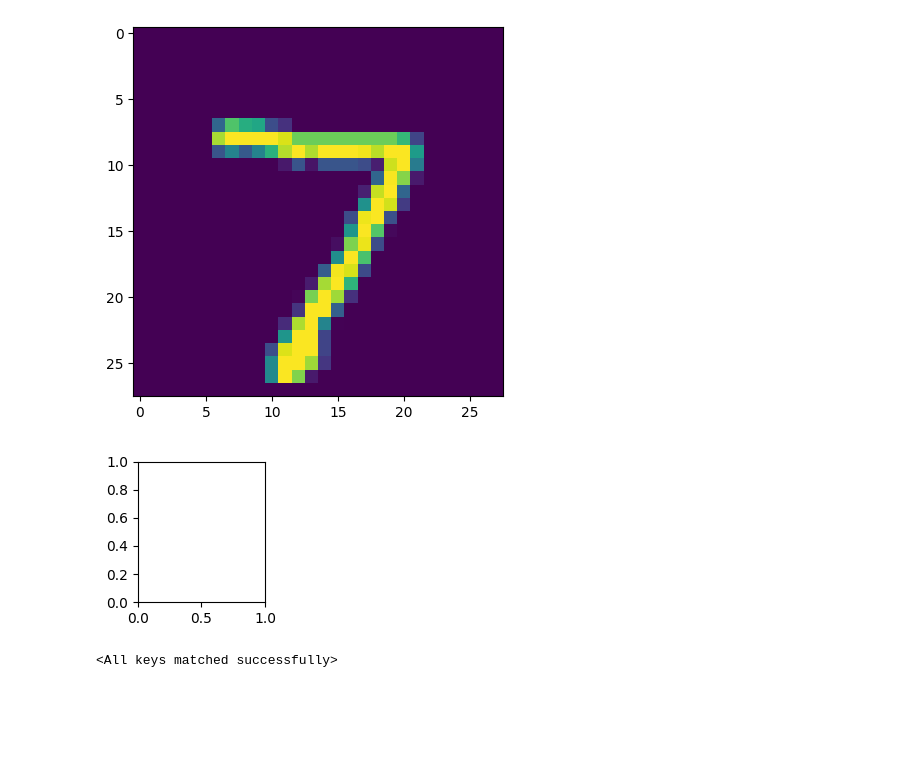
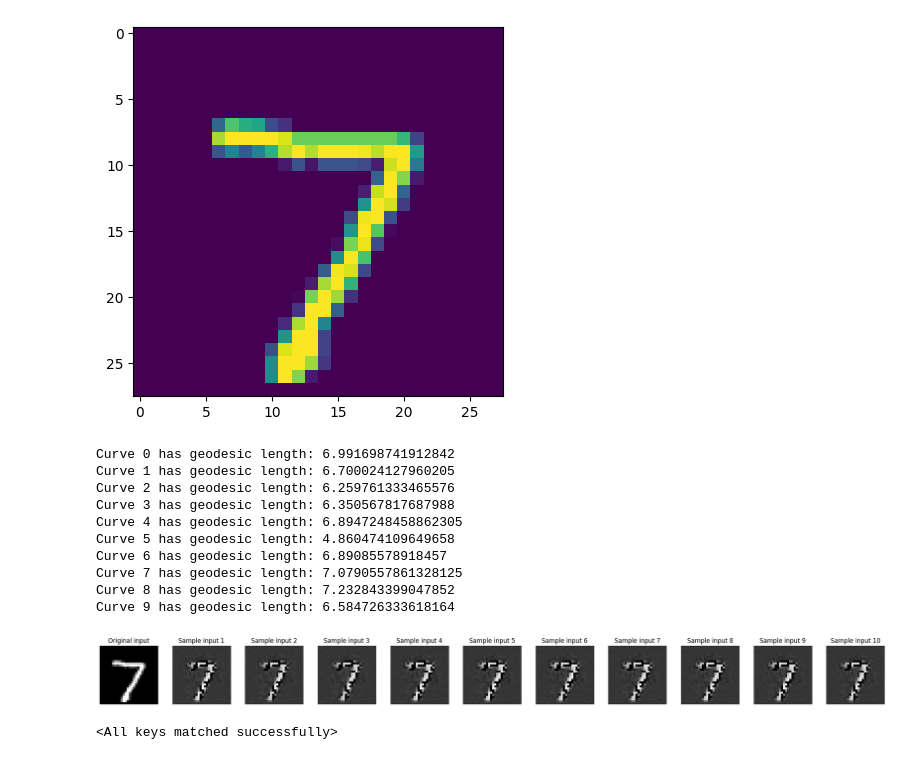
Before and after one commit to TrymNOHG/generative-uncertainty, a Jupyter notebook: geodesics.ipynb, the cells around one changed output. Cells and saved outputs as stored; diff of their text form; code cells hidden in the pictures; blank space fills up the shorter version.

```diff
--- a/geodesics.ipynb
+++ b/geodesics.ipynb
@@ -155,13 +171,23 @@ plt.imshow(x_test.reshape((28, 28, 1)))
 <matplotlib.image.AxesImage at 0x...>
 [figure]
 # %%
-from utils.sampling import geodesic_sampling
+from utils.sampling import geodesic_sampling_close
 from utils.visualize import visualize_samples
 
-samples = geodesic_sampling(model, vals, x_test, 1, torch.device("cpu"), num_samples=10)
+samples = geodesic_sampling_close(model, vals, x_test, 1, torch.device("cpu"), num_samples=10)
 visualize_samples(x_test, samples)
 # %% [output]
+Curve 0 has geodesic length: 6.991698741912842
+Curve 1 has geodesic length: 6.700024127960205
+Curve 2 has geodesic length: 6.259761333465576
+Curve 3 has geodesic length: 6.350567817687988
+Curve 4 has geodesic length: 6.8947248458862305
+Curve 5 has geodesic length: 4.860474109649658
+Curve 6 has geodesic length: 6.89085578918457
+Curve 7 has geodesic length: 7.0790557861328125
+Curve 8 has geodesic length: 7.232843399047852
+Curve 9 has geodesic length: 6.584726333618164
-[figure, old version]
+[figure, new version]
 # %%
 import torch
 from models.cnn import CustomCNN
```
Also changed, not shown: parts of 10 cells of this notebook, 12 other files.
